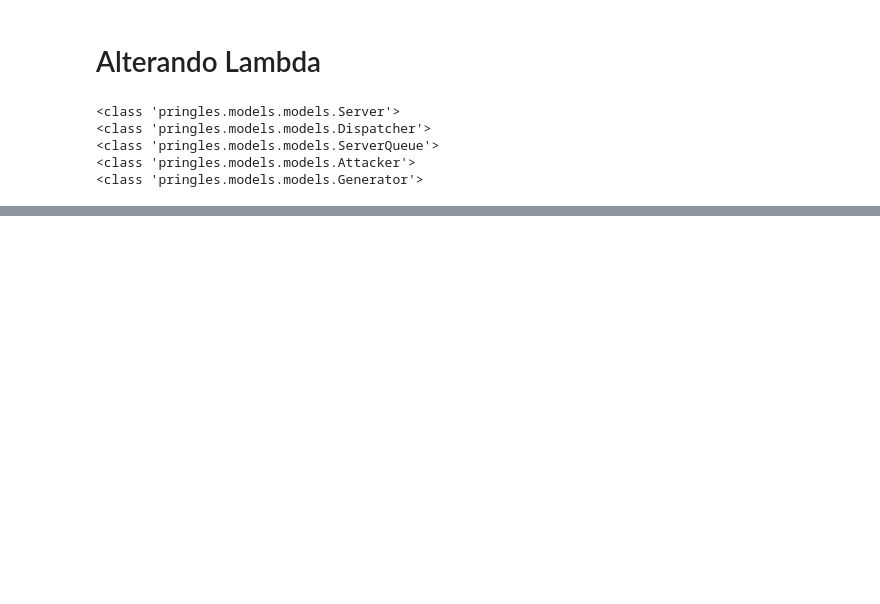
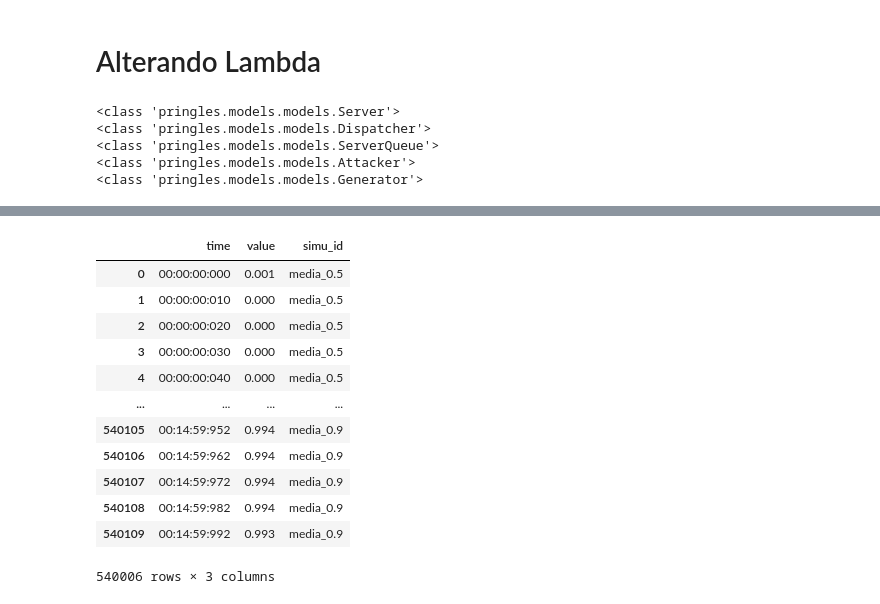
Before and after one commit to pedrotambo/ddos-simulation-devs, a Jupyter notebook: alterando_lambda.ipynb, the cells around one changed output, grey strips where cells are left out. Saved outputs shown, nothing was run; the diff lists cells and outputs as text; code cells hidden in the pictures; blank space fills up the shorter version.

```diff
--- a/alterando_lambda.ipynb
+++ b/alterando_lambda.ipynb
@@ -241,0 +300,17 @@ df
+# %%
+df_res = df[df["port"] == 'queueload'][["time", "value", "simu_id"]]
+df_res
+# %% [output]
+|  | time | value | simu_id |
+| 0 | 00:00:00:000 | 0.001 | media_0.5 |
+| 1 | 00:00:00:010 | 0.000 | media_0.5 |
+| 2 | 00:00:00:020 | 0.000 | media_0.5 |
+| 3 | 00:00:00:030 | 0.000 | media_0.5 |
+| 4 | 00:00:00:040 | 0.000 | media_0.5 |
+| ... | ... | ... | ... |
+| 540105 | 00:14:59:952 | 0.994 | media_0.9 |
+| 540106 | 00:14:59:962 | 0.994 | media_0.9 |
+| 540107 | 00:14:59:972 | 0.994 | media_0.9 |
+| 540108 | 00:14:59:982 | 0.994 | media_0.9 |
+| 540109 | 00:14:59:992 | 0.993 | media_0.9 |
+540006 rows × 3 columns
```
Also changed, not shown: parts of 7 cells of this notebook, 11 other files.
